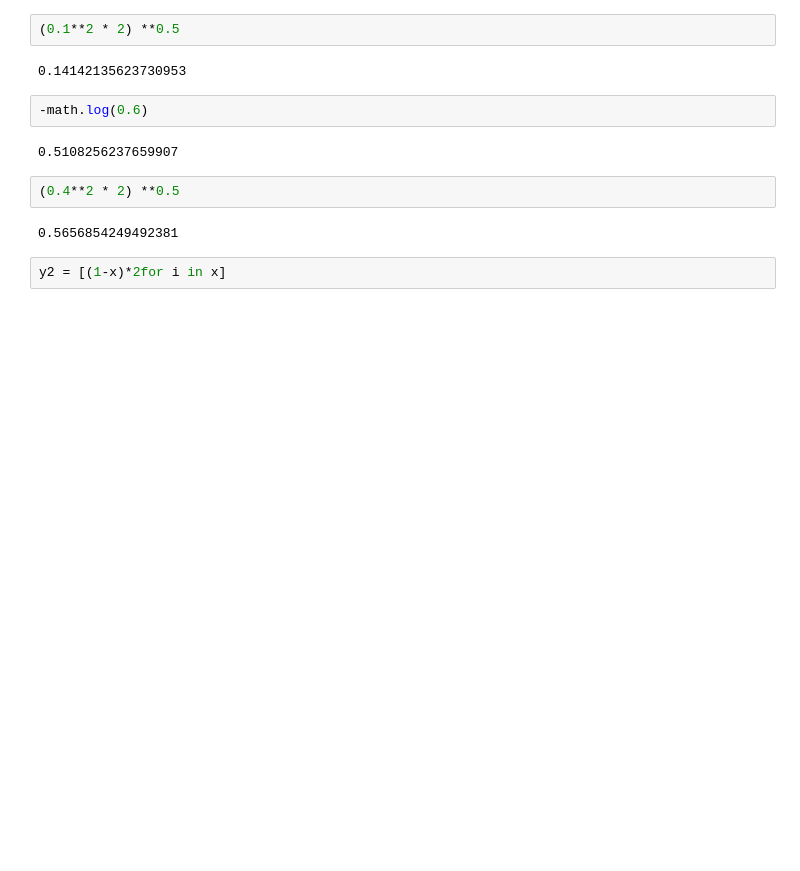
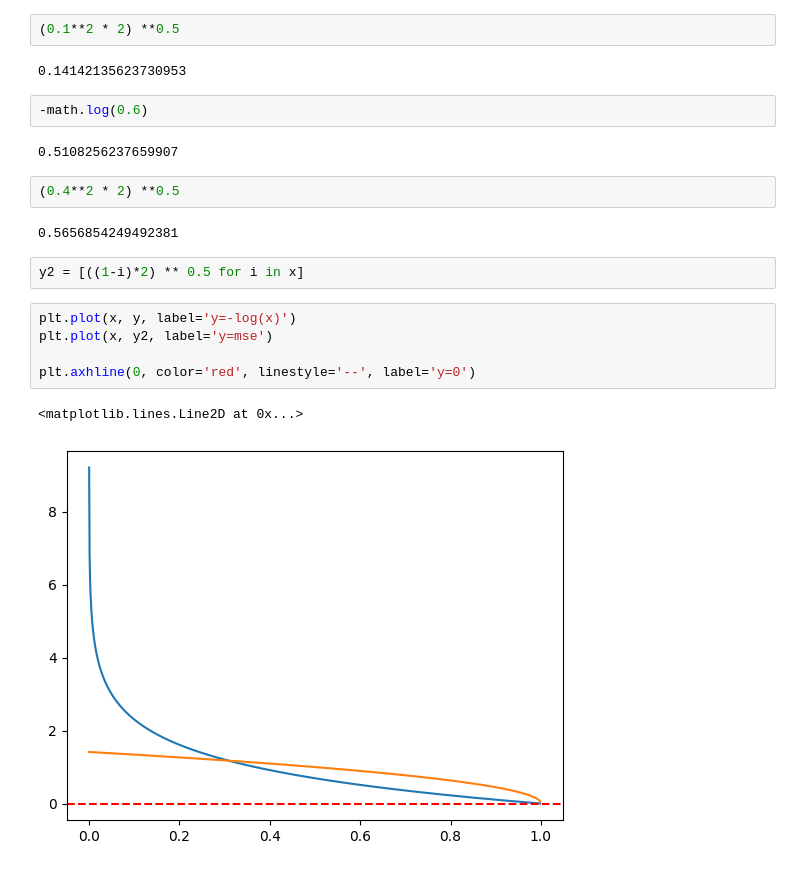
Before and after one commit to xiaojay/ainotes, a Jupyter notebook: 14.ipynb, the cells around one changed output. Saved outputs shown, nothing was run; the diff lists cells and outputs as text; blank space fills up the shorter version.

```diff
--- a/14.ipynb
+++ b/14.ipynb
@@ -269,4 +269,12 @@ plt.axhline(0, color='red', linestyle='--', label='y=0')
 # %% [output]
 0.5656854249492381
 # %%
-y2 = [(1-x)*2for i in x]
+y2 = [((1-i)*2) ** 0.5 for i in x]
+# %%
+plt.plot(x, y, label='y=-log(x)')
+plt.plot(x, y2, label='y=mse')
+
+plt.axhline(0, color='red', linestyle='--', label='y=0')
+# %% [output]
+<matplotlib.lines.Line2D at 0x...>
+[figure, added]
```
Also changed, not shown: 2 other files.
